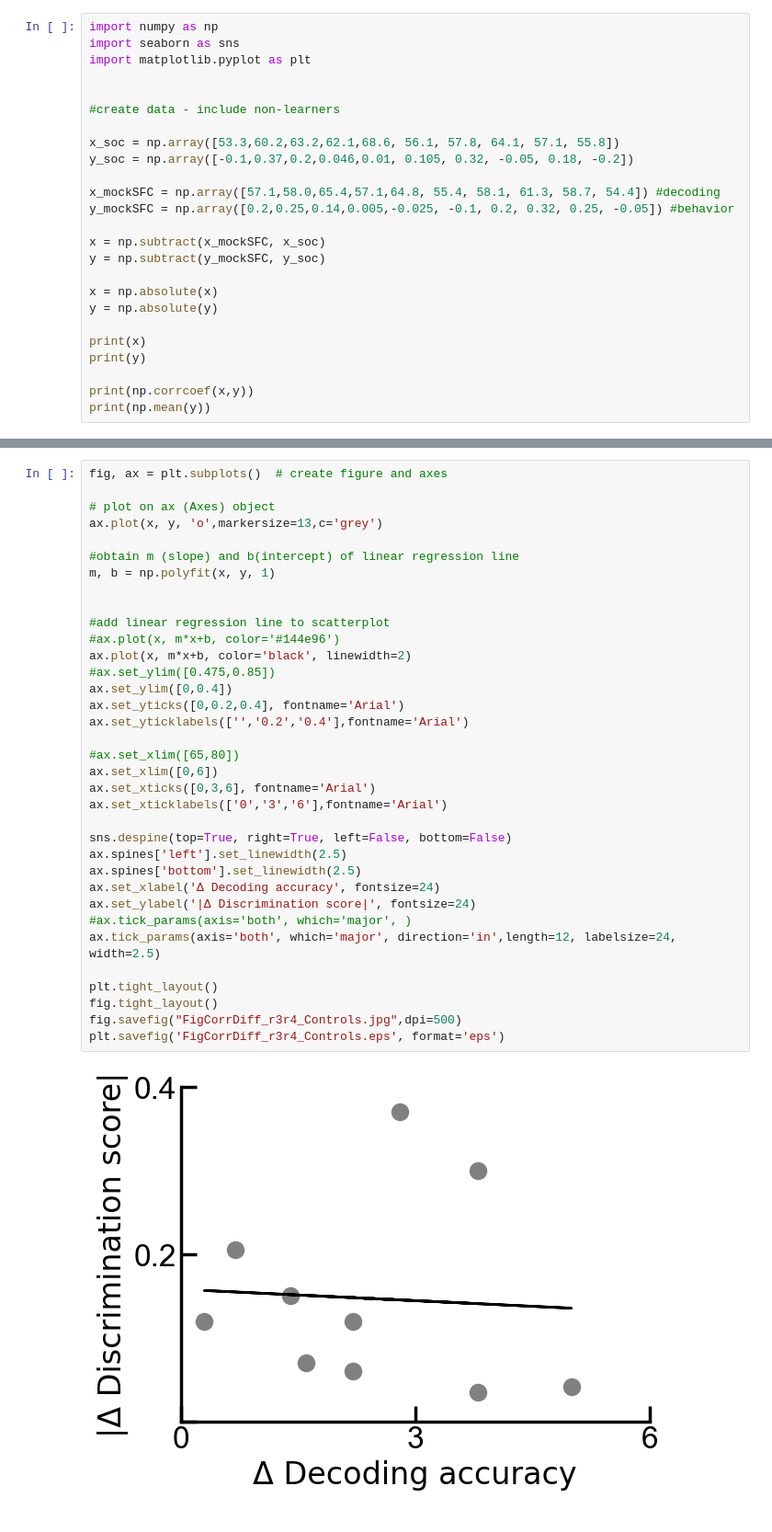
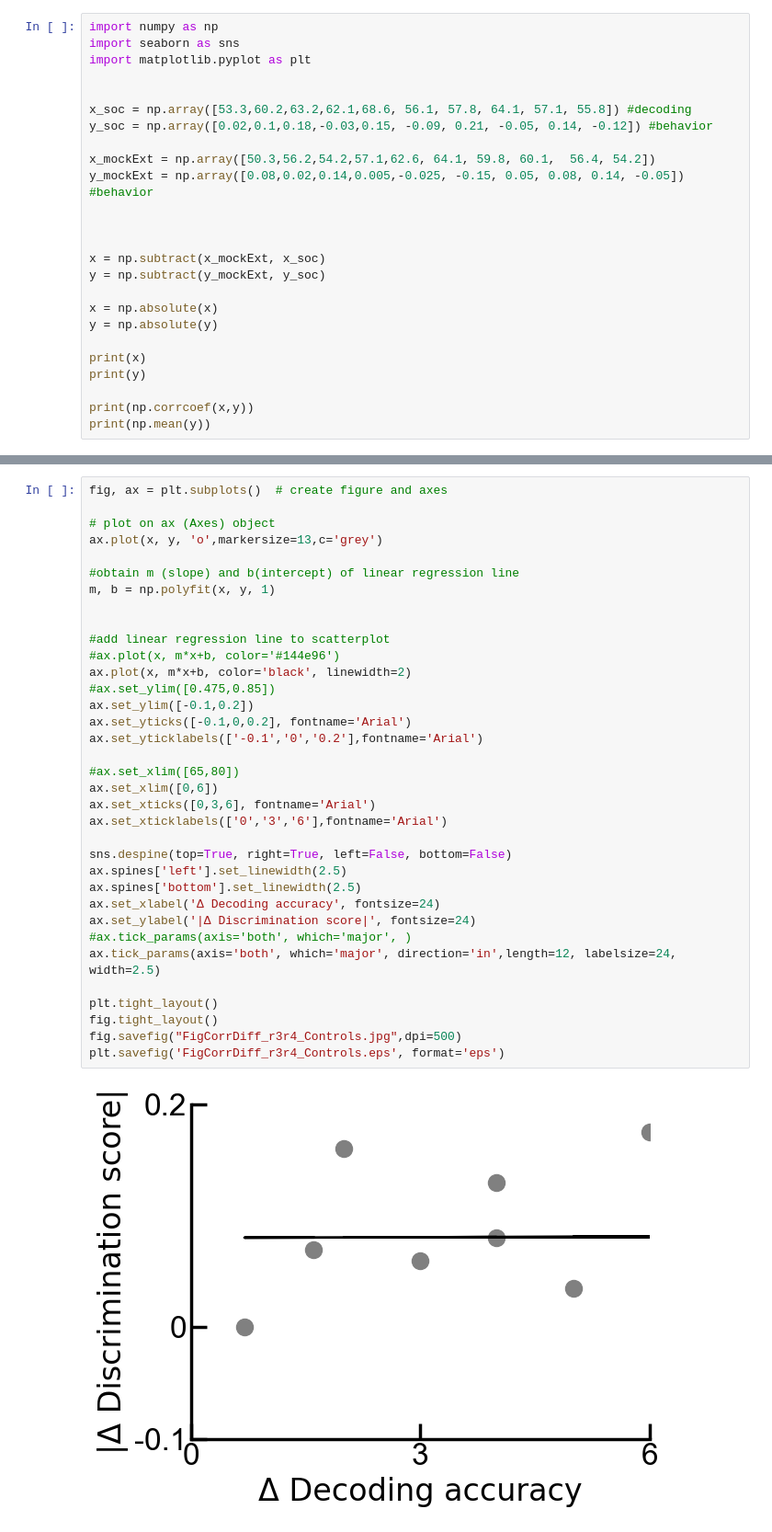
Before and after one commit to Pegahka/SocialFearConditioningProject, a Jupyter notebook: Decoding/Correlation_Differences/CorrelationDecodBehav-Differences-r3r4-Controls.ipynb, the cells around one changed output, grey strips where cells are left out. Shown at 92% size. Drawn from its saved outputs; the diff is of its cells as text.

```diff
--- a/Decoding/Correlation_Differences/CorrelationDecodBehav-Differences-r3r4-Controls.ipynb
+++ b/Decoding/Correlation_Differences/CorrelationDecodBehav-Differences-r3r4-Controls.ipynb
@@ -4,16 +4,16 @@ import seaborn as sns
 import matplotlib.pyplot as plt
 
 
-#create data - include non-learners
+x_soc = np.array([53.3,60.2,63.2,62.1,68.6, 56.1, 57.8, 64.1, 57.1, 55.8]) #decoding
+y_soc = np.array([0.02,0.1,0.18,-0.03,0.15, -0.09, 0.21, -0.05, 0.14, -0.12]) #behavior
 
-x_soc = np.array([53.3,60.2,63.2,62.1,68.6, 56.1, 57.8, 64.1, 57.1, 55.8])
-y_soc = np.array([-0.1,0.37,0.2,0.046,0.01, 0.105, 0.32, -0.05, 0.18, -0.2])
+x_mockExt = np.array([50.3,56.2,54.2,57.1,62.6, 64.1, 59.8, 60.1,  56.4, 54.2])
+y_mockExt = np.array([0.08,0.02,0.14,0.005,-0.025, -0.15, 0.05, 0.08, 0.14, -0.05]) #behavior
 
-x_mockSFC = np.array([57.1,58.0,65.4,57.1,64.8, 55.4, 58.1, 61.3, 58.7, 54.4]) #decoding
-y_mockSFC = np.array([0.2,0.25,0.14,0.005,-0.025, -0.1, 0.2, 0.32, 0.25, -0.05]) #behavior
 
-x = np.subtract(x_mockSFC, x_soc)
-y = np.subtract(y_mockSFC, y_soc)
+
+x = np.subtract(x_mockExt, x_soc)
+y = np.subtract(y_mockExt, y_soc)
 
 x = np.absolute(x)
 y = np.absolute(y)
@@ -35,34 +35,34 @@ fig, ax = plt.subplots()  # create figure and axes
 # plot on ax (Axes) object
 ax.plot(x, y, 'o',markersize=13,c='grey')
 
 #obtain m (slope) and b(intercept) of linear regression line
 m, b = np.polyfit(x, y, 1)
 
 
 #add linear regression line to scatterplot
 #ax.plot(x, m*x+b, color='#144e96')
 ax.plot(x, m*x+b, color='black', linewidth=2)
 #ax.set_ylim([0.475,0.85])
-ax.set_ylim([0,0.4])
-ax.set_yticks([0,0.2,0.4], fontname='Arial')
-ax.set_yticklabels(['','0.2','0.4'],fontname='Arial')
+ax.set_ylim([-0.1,0.2])
+ax.set_yticks([-0.1,0,0.2], fontname='Arial')
+ax.set_yticklabels(['-0.1','0','0.2'],fontname='Arial')
 
 #ax.set_xlim([65,80])
 ax.set_xlim([0,6])
 ax.set_xticks([0,3,6], fontname='Arial')
 ax.set_xticklabels(['0','3','6'],fontname='Arial')
 
 sns.despine(top=True, right=True, left=False, bottom=False)
 ax.spines['left'].set_linewidth(2.5)
 ax.spines['bottom'].set_linewidth(2.5)
 ax.set_xlabel('Δ Decoding accuracy', fontsize=24)
 ax.set_ylabel('|Δ Discrimination score|', fontsize=24)
 #ax.tick_params(axis='both', which='major', )
 ax.tick_params(axis='both', which='major', direction='in',length=12, labelsize=24, width=2.5)
 
 plt.tight_layout()
 fig.tight_layout()
 fig.savefig("FigCorrDiff_r3r4_Controls.jpg",dpi=500)
 plt.savefig('FigCorrDiff_r3r4_Controls.eps', format='eps')
 # %% [output]
-[figure, old version]
+[figure, new version]
```
Also changed, not shown: parts of 1 cell of this notebook, 3 other files.
